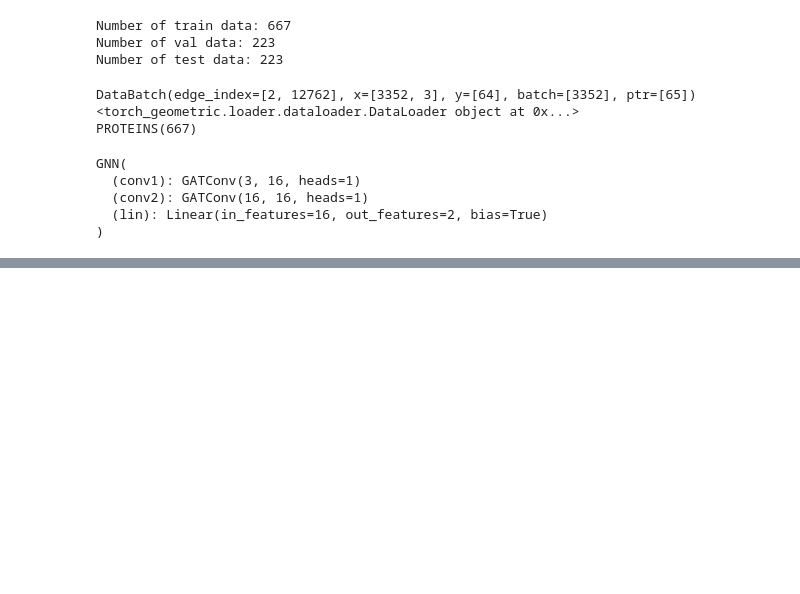
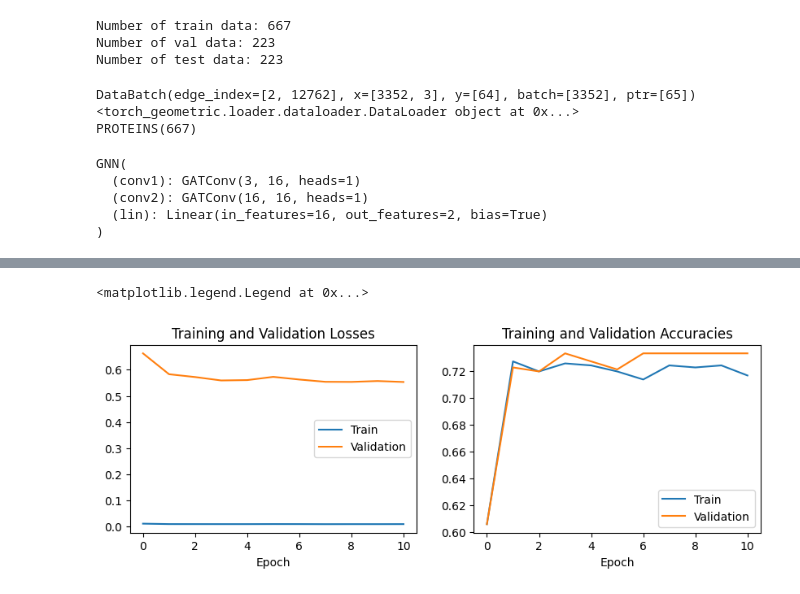
Before and after one commit to young-hwanlee/gnn_example, a Jupyter notebook: 2_gnn_graph_level_prediction.ipynb, the cells around one changed output, grey strips where cells are left out. Saved outputs shown, nothing was run; the diff lists cells and outputs as text; code cells hidden in the pictures; blank space fills up the shorter version.

```diff
--- a/2_gnn_graph_level_prediction.ipynb
+++ b/2_gnn_graph_level_prediction.ipynb
@@ -434,6 +433,9 @@ def train(model, train_loader, n_epochs):
     best_val_loss = float('inf')
     best_model = None
 
+    train_loss_hist, train_acc_hist = [], []
+    val_loss_hist, val_acc_hist = [], []
+
     model.train()
     for epoch in range(n_epochs + 1):
         train_loss, train_acc = 0, 0
@@ -450,15 +452,21 @@ def train(model, train_loader, n_epochs):
             optimizer.step()     # Update parameters based on gradients
 
         if epoch % 20 == 0:
+            train_loss_hist.append(train_loss)
+            train_acc_hist.append(train_acc)
+
             val_loss, val_acc = test(model, val_loader)
+            val_loss_hist.append(val_loss)
+            val_acc_hist.append(val_acc)
             print(f'Epoch : {epoch:03d}, | Train loss : {train_loss:.4f}, | Train accuracy : {train_acc:.4f} | Valid loss : {val_loss:.4f}, | Valid accuracy : {val_acc:.4f}')
+
         if val_loss < best_val_loss:
             best_val_loss = val_loss
             best_model = model
 
-    return best_model
+    return best_model, train_loss_hist, train_acc_hist, val_loss_hist, val_acc_hist
 # %%
-best_model = train(model, train_loader, n_epochs=200)
+best_model, train_loss_hist, train_acc_hist, val_loss_hist, val_acc_hist = train(model, train_loader, n_epochs=200)
 
 print('\n')
 test_loss, test_acc = test(best_model, data_loader=test_loader)
@@ -469,0 +489,20 @@ plt.show()
+# %%
+fig = plt.figure(figsize=(10, 3))
+labels = ["Train", "Validation"]
+
+ax1 = fig.add_subplot(1, 2, 1)
+plt.plot(train_loss_hist, label="train")
+plt.plot(val_loss_hist, label="val")
+ax1.set_title("Training and Validation Losses")
+ax1.set_xlabel("Epoch")
+ax1.legend(labels)
+
+ax2 = fig.add_subplot(1, 2, 2)
+plt.plot(train_acc_hist, label="train")
+plt.plot(val_acc_hist, label="val")
+ax2.set_title("Training and Validation Accuracies")
+ax2.set_xlabel("Epoch")
+ax2.legend(labels)
+# %% [output]
+<matplotlib.legend.Legend at 0x...>
+[figure, added]
```
Also changed, not shown: parts of 7 cells of this notebook.
